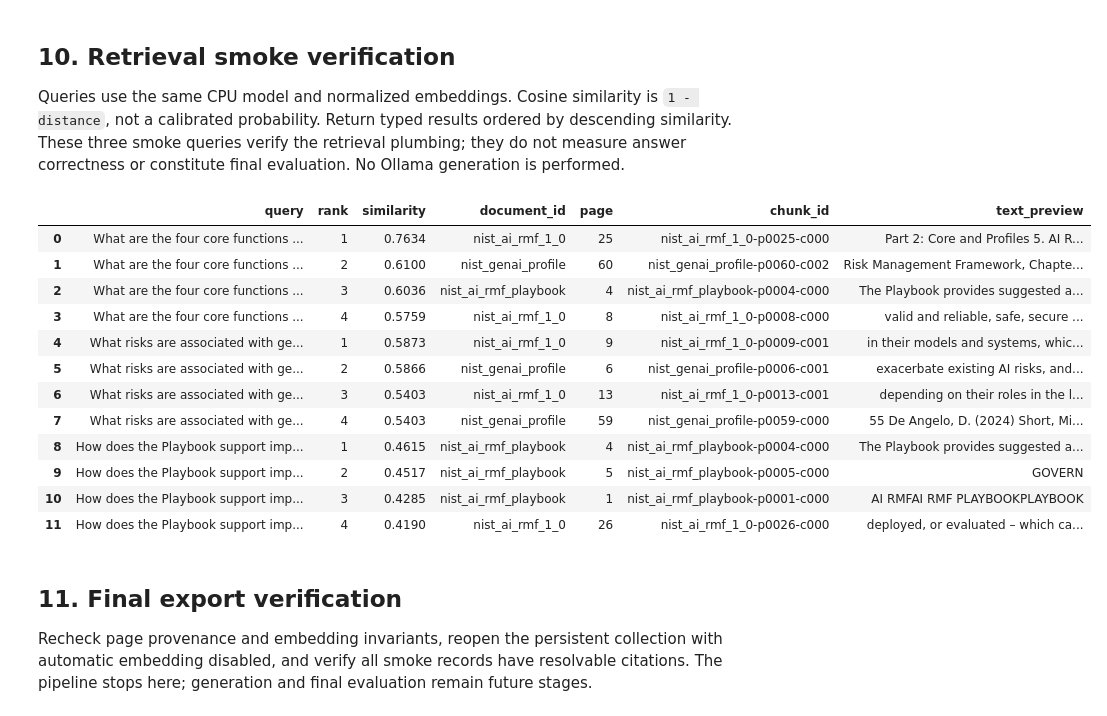
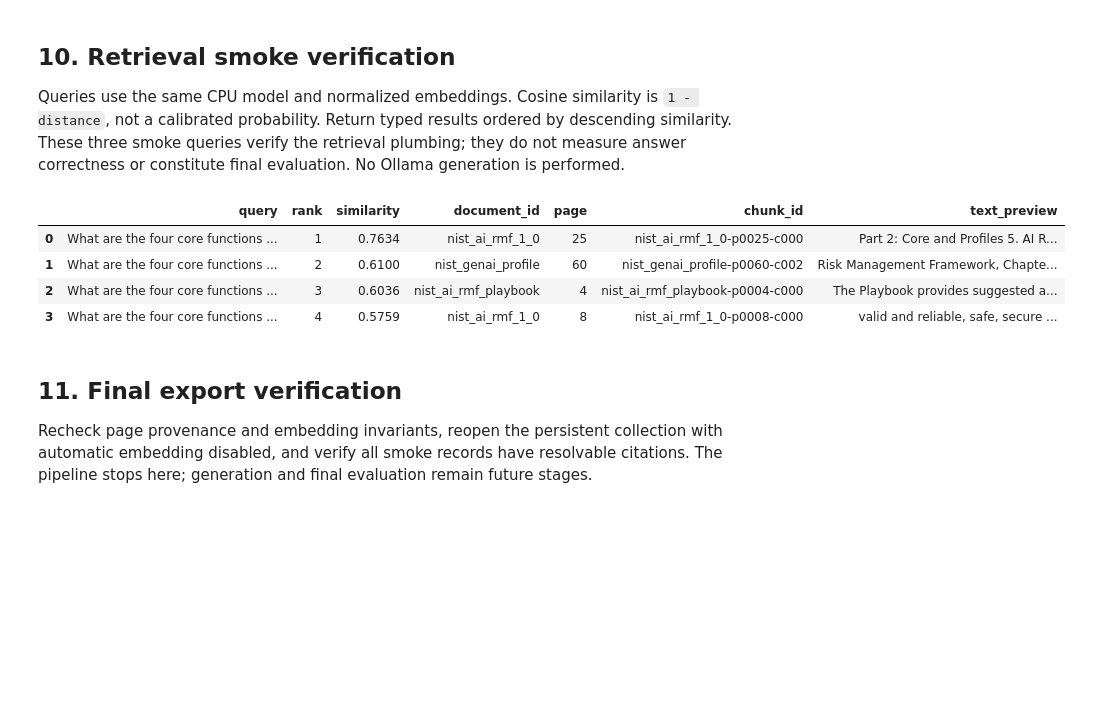
Before and after one commit to Gamal-Asran/RAG-Powered-Document-Assistant, a Jupyter notebook: notebooks/rag_pipeline.ipynb, the cells around one changed output. Drawn from its saved outputs; the diff is of its cells as text; code cells hidden in the pictures; blank space fills up the shorter version.

```diff
--- a/notebooks/rag_pipeline.ipynb
+++ b/notebooks/rag_pipeline.ipynb
@@ -29,3 +43,12 @@ import hashlib
 _initial_root = next(p for p in (Path.cwd(), *Path.cwd().parents) if (p / "data/metadata/sources.json").is_file())
 _protected_paths = [*_initial_root.joinpath("data/raw").glob("*.pdf"), _initial_root / "data/evaluation_questions.csv", _initial_root / "backend/data/vector_store/pipeline_config.json"]
 _input_hashes = {str(p): hashlib.sha256(p.read_bytes()).hexdigest() for p in _protected_paths}
+
+import os
+EVALUATION_MODE = os.getenv("RAG_EVALUATION_MODE", "smoke").strip().lower()
+if EVALUATION_MODE not in {"smoke", "full", "load"}:
+    raise ValueError("RAG_EVALUATION_MODE must be smoke, full, or load.")
+_evaluation_paths = [_initial_root / "data" / name for name in
+    ("evaluation_results.csv", "evaluation_results_detailed.json", "evaluation_summary.json")]
+_evaluation_hashes_before = {str(p): hashlib.sha256(p.read_bytes()).hexdigest() for p in _evaluation_paths if p.exists()}
+print(f"Evaluation mode: {EVALUATION_MODE}; full evaluation requires explicit opt-in.")
@@ -956,41 +973,36 @@ def retrieve(question: str, *, model: SentenceTransformer, collection: Any,
             raise ValueError("Incomplete or non-finite retrieval result.")
         if metadata.get("chunk_id") != chunk_id:
             raise ValueError("Returned chunk ID and metadata disagree.")
         results.append(RetrievedChunk(chunk_id, text, metadata, float(distance), 1.0 - float(distance)))
     return sorted(results, key=lambda item: (-item.similarity, item.chunk_id))
 
 
 smoke_questions = (
     "What are the four core functions of the AI RMF?",
     "What risks are associated with generative AI?",
     "How does the Playbook support implementation of the GOVERN function?",
 )
+if EVALUATION_MODE != "full":
+    smoke_questions = smoke_questions[:1]
+
 smoke_results = {
     question: retrieve(question, model=embedding_model, collection=collection, top_k=CONFIG.top_k)
     for question in smoke_questions
 }
 smoke_df = pd.DataFrame([
     {"query": question, "rank": rank, "similarity": result.similarity,
      "document_id": result.metadata["document_id"], "page": result.metadata["page"],
      "chunk_id": result.chunk_id, "text_preview": re.sub(r"\s+", " ", result.text)[:160]}
     for question, results in smoke_results.items() for rank, result in enumerate(results, start=1)
 ])
 with pd.option_context("display.max_colwidth", 160):
     display(smoke_df.round({"similarity": 4}))
 # %% [output]
 |  | query | rank | similarity | document_id | page | chunk_id | text_preview |
 | 0 | What are the four core functions ... | 1 | 0.7634 | nist_ai_rmf_1_0 | 25 | nist_ai_rmf_1_0-p0025-c000 | Part 2: Core and Profiles 5. AI R... |
 | 1 | What are the four core functions ... | 2 | 0.6100 | nist_genai_profile | 60 | nist_genai_profile-p0060-c002 | Risk Management Framework, Chapte... |
 | 2 | What are the four core functions ... | 3 | 0.6036 | nist_ai_rmf_playbook | 4 | nist_ai_rmf_playbook-p0004-c000 | The Playbook provides suggested a... |
 | 3 | What are the four core functions ... | 4 | 0.5759 | nist_ai_rmf_1_0 | 8 | nist_ai_rmf_1_0-p0008-c000 | valid and reliable, safe, secure ... |
-| 4 | What risks are associated with ge... | 1 | 0.5873 | nist_ai_rmf_1_0 | 9 | nist_ai_rmf_1_0-p0009-c001 | in their models and systems, whic... |
-| 5 | What risks are associated with ge... | 2 | 0.5866 | nist_genai_profile | 6 | nist_genai_profile-p0006-c001 | exacerbate existing AI risks, and... |
-| 6 | What risks are associated with ge... | 3 | 0.5403 | nist_ai_rmf_1_0 | 13 | nist_ai_rmf_1_0-p0013-c001 | depending on their roles in the l... |
-| 7 | What risks are associated with ge... | 4 | 0.5403 | nist_genai_profile | 59 | nist_genai_profile-p0059-c000 | 55 De Angelo, D. (2024) Short, Mi... |
-| 8 | How does the Playbook support imp... | 1 | 0.4615 | nist_ai_rmf_playbook | 4 | nist_ai_rmf_playbook-p0004-c000 | The Playbook provides suggested a... |
-| 9 | How does the Playbook support imp... | 2 | 0.4517 | nist_ai_rmf_playbook | 5 | nist_ai_rmf_playbook-p0005-c000 | GOVERN |
-| 10 | How does the Playbook support imp... | 3 | 0.4285 | nist_ai_rmf_playbook | 1 | nist_ai_rmf_playbook-p0001-c000 | AI RMFAI RMF PLAYBOOKPLAYBOOK |
-| 11 | How does the Playbook support imp... | 4 | 0.4190 | nist_ai_rmf_1_0 | 26 | nist_ai_rmf_1_0-p0026-c000 | deployed, or evaluated – which ca... |
 # %% [markdown]
 ## 11. Final export verification
 
```
Also changed, not shown: parts of 15 cells of this notebook, 42 other files.
